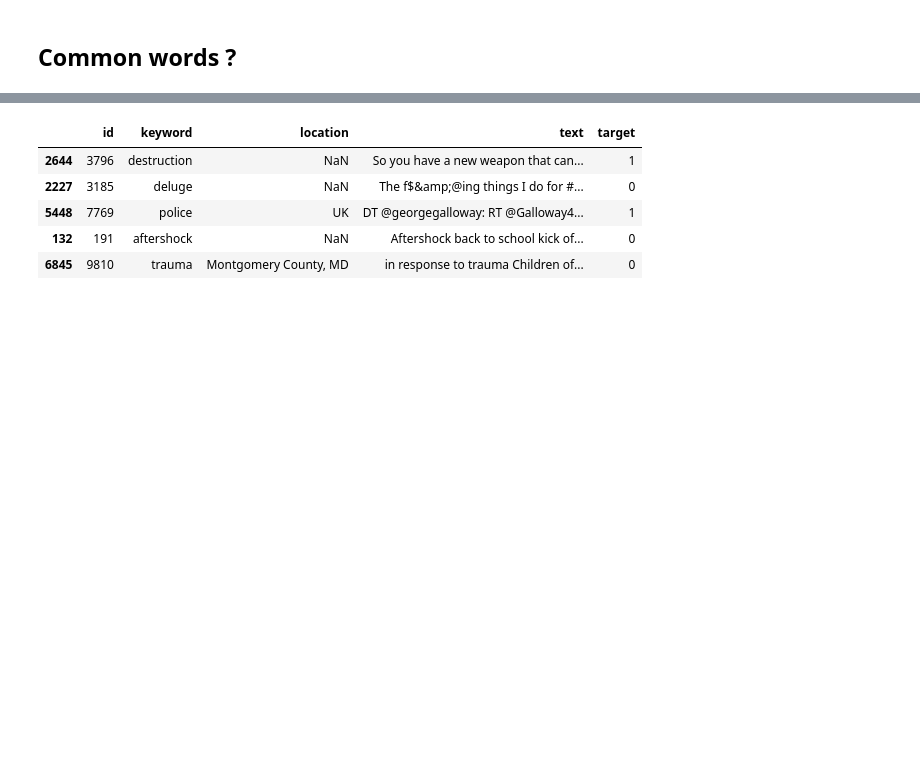
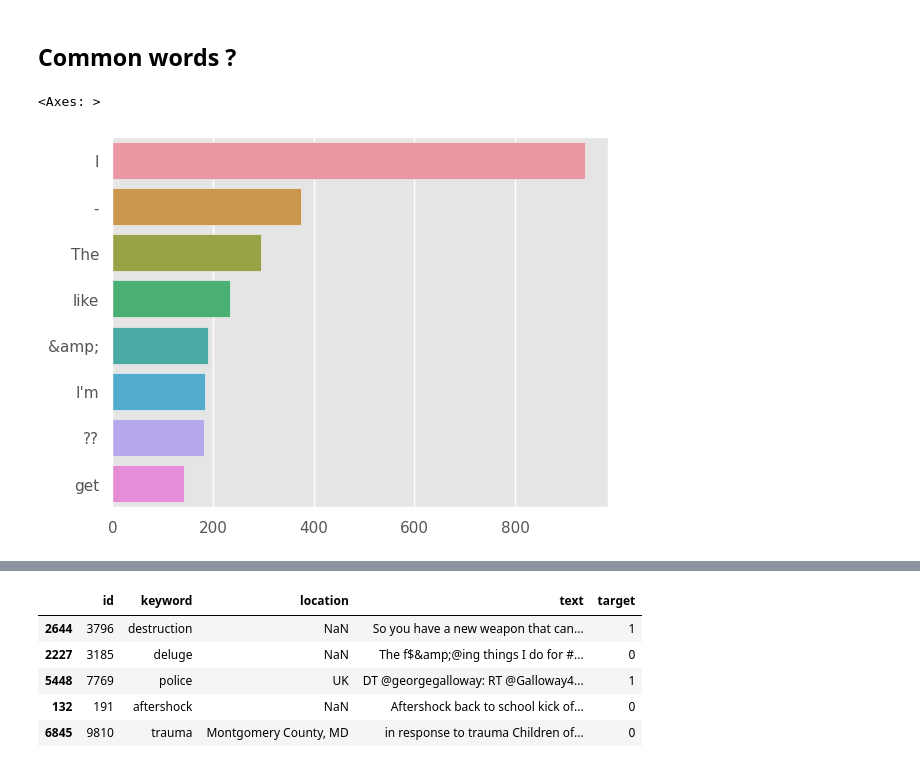
Before and after one commit to 0xpix/Kaggle-competitions, a Jupyter notebook: nlp_with_disaster_tweets.ipynb, the cells around one changed output, grey strips where cells are left out. Saved outputs shown, nothing was run; the diff lists cells and outputs as text; code cells hidden in the pictures; blank space fills up the shorter version.

```diff
--- a/nlp_with_disaster_tweets.ipynb
+++ b/nlp_with_disaster_tweets.ipynb
@@ -246,14 +256,17 @@ plt.xticks(rotation=90)
 # %% [markdown]
 ## Common words ?
 # %%
-# counter=Counter(corpus)
-# most=counter.most_common()
-# x=[]
-# y=[]
-# for word,count in most[:40]:
-#     if (word not in stop) :
-#         x.append(word)
-#         y.append(count)
+counter=Counter(corpus)
+most=counter.most_common()
+x=[]
+y=[]
+for word,count in most[:40]:
+    if (word not in stop) :
+        x.append(word)
+        y.append(count)
 
-# sns.barplot(x=y,y=x)
+sns.barplot(x=y,y=x)
+# %% [output]
+<Axes: >
+[figure, added]
 # %%
```
Also changed, not shown: parts of 6 cells of this notebook.
